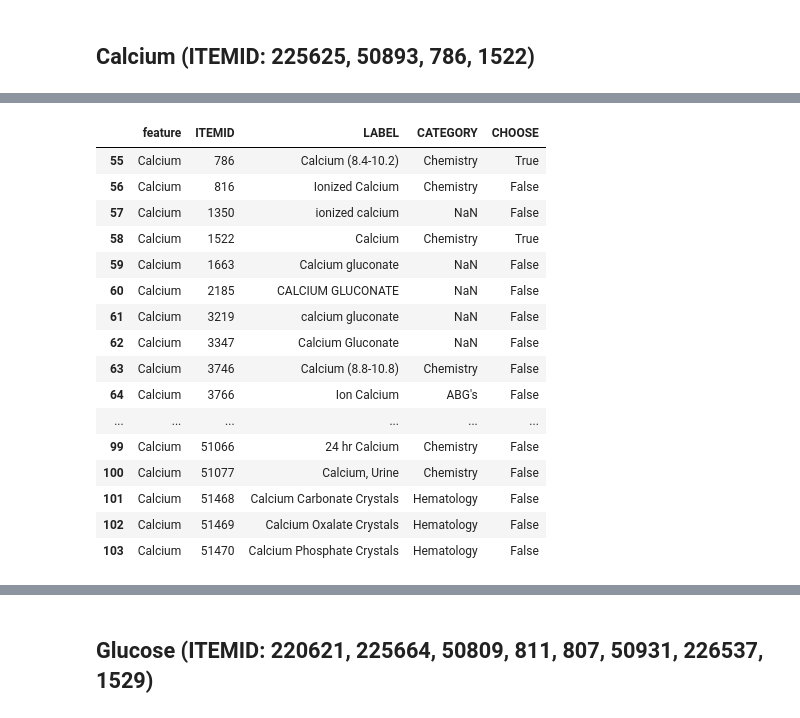
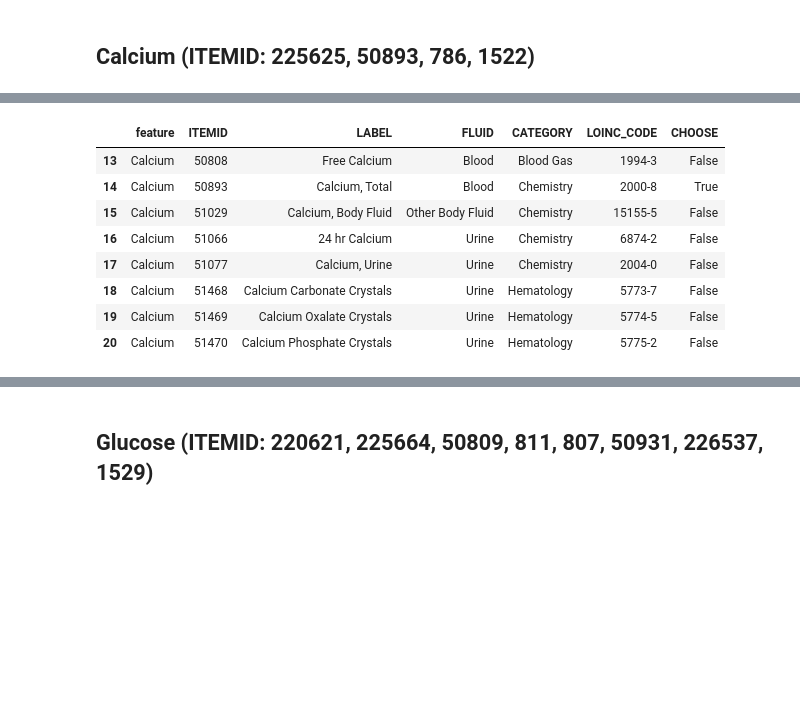
Before and after one commit to ToooooooT/sepsis_rl, a Jupyter notebook: mimiciii_code/see_characteristics.ipynb, the cells around one changed output, grey strips where cells are left out. Cells and saved outputs as stored; diff of their text form; code cells hidden in the pictures; blank space fills up the shorter version.

```diff
--- a/mimiciii_code/see_characteristics.ipynb
+++ b/mimiciii_code/see_characteristics.ipynb
@@ -348,7 +336,7 @@ norm_features = ['Shock_Index', 'elixhauser', 'SIRS', 'GCS', 'SOFA', 'age', 'Alb
 log_features = ['SGPT', 'BUN', 'INR', 'Creatinine', 'SGOT', 'Total_bili', 'SpO2', 'input_total_tev',
                 'input_4hourly_tev', 'output_total', 'output_4hourly', 'bloc']
 # %%
-sim_feature = pd.DataFrame(columns = ['feature', 'ITEMID', 'LABEL', 'CATEGORY', 'CHOOSE'])
-choosen_feature = pd.DataFrame(columns = ['feature', 'ITEMID', 'LABEL', 'CATEGORY'])
+feature = pd.DataFrame(columns = ['feature', 'ITEMID', 'LABEL', 'ABBREVIATION', 'DBSOURCE', 'LINKSTO', 'CATEGORY', 'UNITNAME', 'PARAM_TYPE', 'CONCEPTID', 'CHOOSE'])
+lab_feature = pd.DataFrame(columns = ['feature', 'ITEMID', 'LABEL', 'FLUID', 'CATEGORY', 'LOINC_CODE', 'CHOOSE'])
 # %%
 D_ITEMS.drop(D_ITEMS[D_ITEMS.isnull()['LABEL']].index, inplace=True)
@@ -474,0 +409,8 @@ choosen_feature[choosen_feature['feature'] == 'Albumin']
+# %%
+d = D_LABITEMS[['albumin' in str(s).lower() for s in D_LABITEMS['LABEL']]].iloc[:, 2:]
+d['feature'] = ['Albumin'] * len(d)
+d['CHOOSE'] = [False] * len(d)
+d = d[['feature', 'ITEMID', 'LABEL', 'FLUID', 'CATEGORY', 'LOINC_CODE', 'CHOOSE']]
+d['CHOOSE'][d[[id in [50862, 772, 1521, 227456] for id in d['ITEMID']]].index] = True
+lab_feature = pd.concat([lab_feature, d], ignore_index=True)
+lab_feature[lab_feature['feature'] == 'Albumin']
@@ -520,0 +446,8 @@ choosen_feature[choosen_feature['feature'] == 'Arterial_pH']
+# %%
+d = D_LABITEMS[['ph' == str(s).lower() for s in D_LABITEMS['LABEL']]].iloc[:, 2:]
+d['feature'] = ['Arterial_pH'] * len(d)
+d['CHOOSE'] = [False] * len(d)
+d = d[['feature', 'ITEMID', 'LABEL', 'FLUID', 'CATEGORY', 'LOINC_CODE', 'CHOOSE']]
+d['CHOOSE'][d[[id in [50862, 772, 1521, 227456] for id in d['ITEMID']]].index] = True
+lab_feature = pd.concat([lab_feature, d], ignore_index=True)
+lab_feature[lab_feature['feature'] == 'Arterial_pH']
@@ -523,34 +488,18 @@ choosen_feature[choosen_feature['feature'] == 'Arterial_pH']
 # %%
-d = D_ITEMS[['calcium' in str(s).lower() for s in D_ITEMS['LABEL']]][['ITEMID', 'LABEL', 'CATEGORY']]
+d = D_LABITEMS[['calcium' in str(s).lower() for s in D_LABITEMS['LABEL']]].iloc[:, 2:]
 d['feature'] = ['Calcium'] * len(d)
 d['CHOOSE'] = [False] * len(d)
-d = d[['feature', 'ITEMID', 'LABEL', 'CATEGORY', 'CHOOSE']]
+d = d[['feature', 'ITEMID', 'LABEL', 'FLUID', 'CATEGORY', 'LOINC_CODE', 'CHOOSE']]
 d['CHOOSE'][d[[id in [225625, 50893, 786, 1522] for id in d['ITEMID']]].index] = True
-sim_feature = pd.concat([sim_feature, d], ignore_index=True)
-sim_feature
-
-d = D_LABITEMS[['calcium' in str(s).lower() for s in D_LABITEMS['LABEL']]][['ITEMID', 'LABEL', 'CATEGORY']]
-d['feature'] = ['Calcium'] * len(d)
-d['CHOOSE'] = [False] * len(d)
-d = d[['feature', 'ITEMID', 'LABEL', 'CATEGORY', 'CHOOSE']]
-d['CHOOSE'][d[[id in [225625, 50893, 786, 1522] for id in d['ITEMID']]].index] = True
-sim_feature = pd.concat([sim_feature, d], ignore_index=True)
-sim_feature[sim_feature['feature'] == 'Calcium']
+lab_feature = pd.concat([lab_feature, d], ignore_index=True)
+lab_feature[lab_feature['feature'] == 'Calcium']
 # %% [output]
-|  | feature | ITEMID | LABEL | CATEGORY | CHOOSE |
-| 55 | Calcium | 786 | Calcium (8.4-10.2) | Chemistry | True |
-| 56 | Calcium | 816 | Ionized Calcium | Chemistry | False |
-| 57 | Calcium | 1350 | ionized calcium | NaN | False |
-| 58 | Calcium | 1522 | Calcium | Chemistry | True |
-| 59 | Calcium | 1663 | Calcium gluconate | NaN | False |
-| 60 | Calcium | 2185 | CALCIUM GLUCONATE | NaN | False |
-| 61 | Calcium | 3219 | calcium gluconate | NaN | False |
-| 62 | Calcium | 3347 | Calcium Gluconate | NaN | False |
-| 63 | Calcium | 3746 | Calcium (8.8-10.8) | Chemistry | False |
-| 64 | Calcium | 3766 | Ion Calcium | ABG's | False |
-| ... | ... | ... | ... | ... | ... |
-| 99 | Calcium | 51066 | 24 hr Calcium | Chemistry | False |
-| 100 | Calcium | 51077 | Calcium, Urine | Chemistry | False |
-| 101 | Calcium | 51468 | Calcium Carbonate Crystals | Hematology | False |
-| 102 | Calcium | 51469 | Calcium Oxalate Crystals | Hematology | False |
-| 103 | Calcium | 51470 | Calcium Phosphate Crystals | Hematology | False |
+|  | feature | ITEMID | LABEL | FLUID | CATEGORY | LOINC_CODE | CHOOSE |
+| 13 | Calcium | 50808 | Free Calcium | Blood | Blood Gas | 1994-3 | False |
+| 14 | Calcium | 50893 | Calcium, Total | Blood | Chemistry | 2000-8 | True |
+| 15 | Calcium | 51029 | Calcium, Body Fluid | Other Body Fluid | Chemistry | 15155-5 | False |
+| 16 | Calcium | 51066 | 24 hr Calcium | Urine | Chemistry | 6874-2 | False |
+| 17 | Calcium | 51077 | Calcium, Urine | Urine | Chemistry | 2004-0 | False |
+| 18 | Calcium | 51468 | Calcium Carbonate Crystals | Urine | Hematology | 5773-7 | False |
+| 19 | Calcium | 51469 | Calcium Oxalate Crystals | Urine | Hematology | 5774-5 | False |
+| 20 | Calcium | 51470 | Calcium Phosphate Crystals | Urine | Hematology | 5775-2 | False |
```
Also changed, not shown: parts of 136 cells of this notebook, 3 other files.
